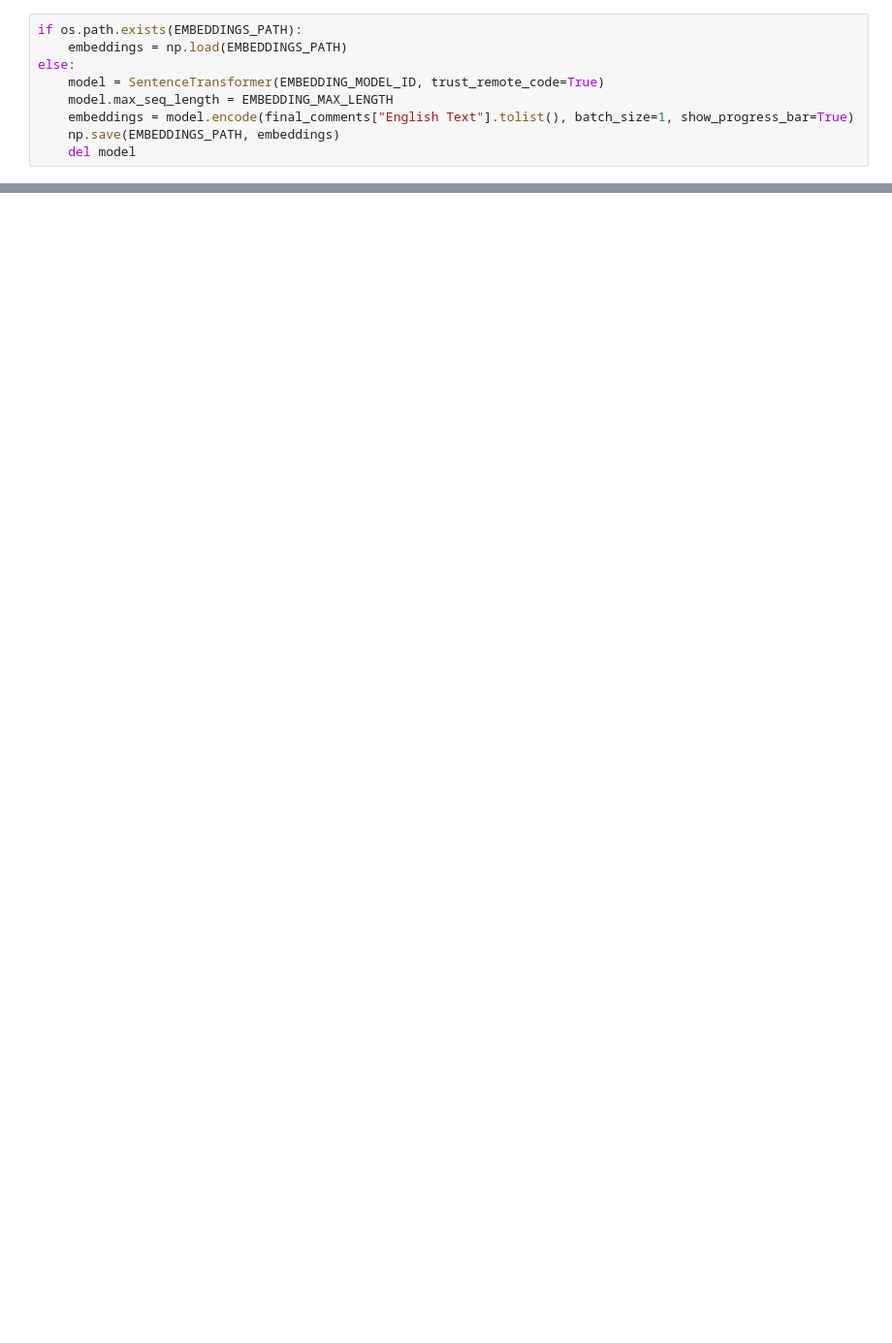
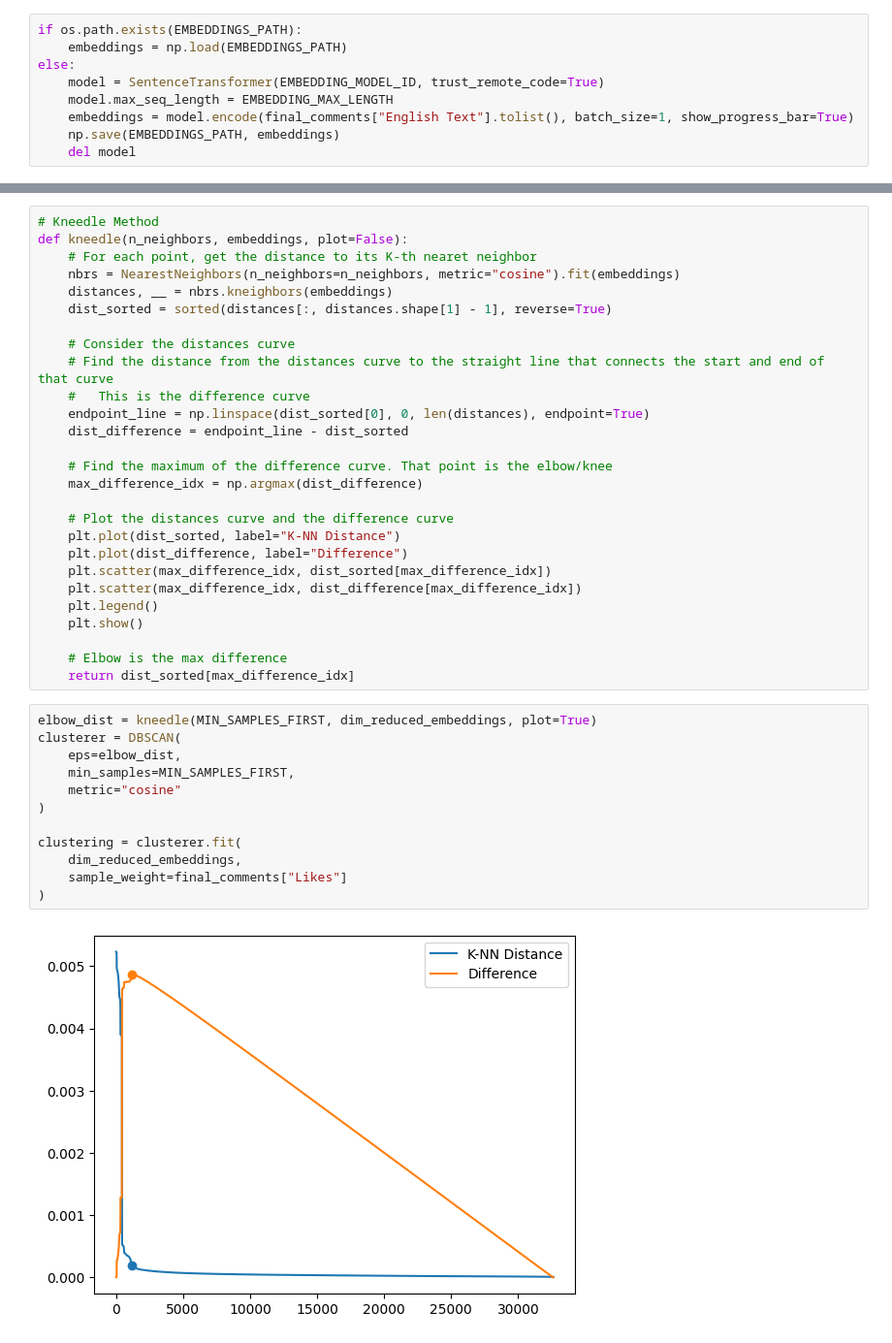
Before and after one commit to nickwcalifano/portfolio, a Jupyter notebook: text_clustering.ipynb, the cells around one changed output, grey strips where cells are left out. Shown at 97% size. Cells and saved outputs as stored; diff of their text form; blank space fills up the shorter version.

```diff
--- a/text_clustering.ipynb
+++ b/text_clustering.ipynb
@@ -428,0 +548,41 @@ else:
+# %%
+# Kneedle Method
+def kneedle(n_neighbors, embeddings, plot=False):
+    # For each point, get the distance to its K-th nearet neighbor
+    nbrs = NearestNeighbors(n_neighbors=n_neighbors, metric="cosine").fit(embeddings)
+    distances, __ = nbrs.kneighbors(embeddings)
+    dist_sorted = sorted(distances[:, distances.shape[1] - 1], reverse=True)
+
+    # Consider the distances curve
+    # Find the distance from the distances curve to the straight line that connects the start and end of that curve
+    #   This is the difference curve
+    endpoint_line = np.linspace(dist_sorted[0], 0, len(distances), endpoint=True)
+    dist_difference = endpoint_line - dist_sorted
+
+    # Find the maximum of the difference curve. That point is the elbow/knee
+    max_difference_idx = np.argmax(dist_difference)
+
+    # Plot the distances curve and the difference curve
+    plt.plot(dist_sorted, label="K-NN Distance")
+    plt.plot(dist_difference, label="Difference")
+    plt.scatter(max_difference_idx, dist_sorted[max_difference_idx])
+    plt.scatter(max_difference_idx, dist_difference[max_difference_idx])
+    plt.legend()
+    plt.show()
+
+    # Elbow is the max difference
+    return dist_sorted[max_difference_idx]
+# %%
+elbow_dist = kneedle(MIN_SAMPLES_FIRST, dim_reduced_embeddings, plot=True)
+clusterer = DBSCAN(
+    eps=elbow_dist,
+    min_samples=MIN_SAMPLES_FIRST,
+    metric="cosine"
+)
+
+clustering = clusterer.fit(
+    dim_reduced_embeddings,
+    sample_weight=final_comments["Likes"]
+)
+# %% [output]
+[figure, added]
```
Also changed, not shown: parts of 47 cells of this notebook.
